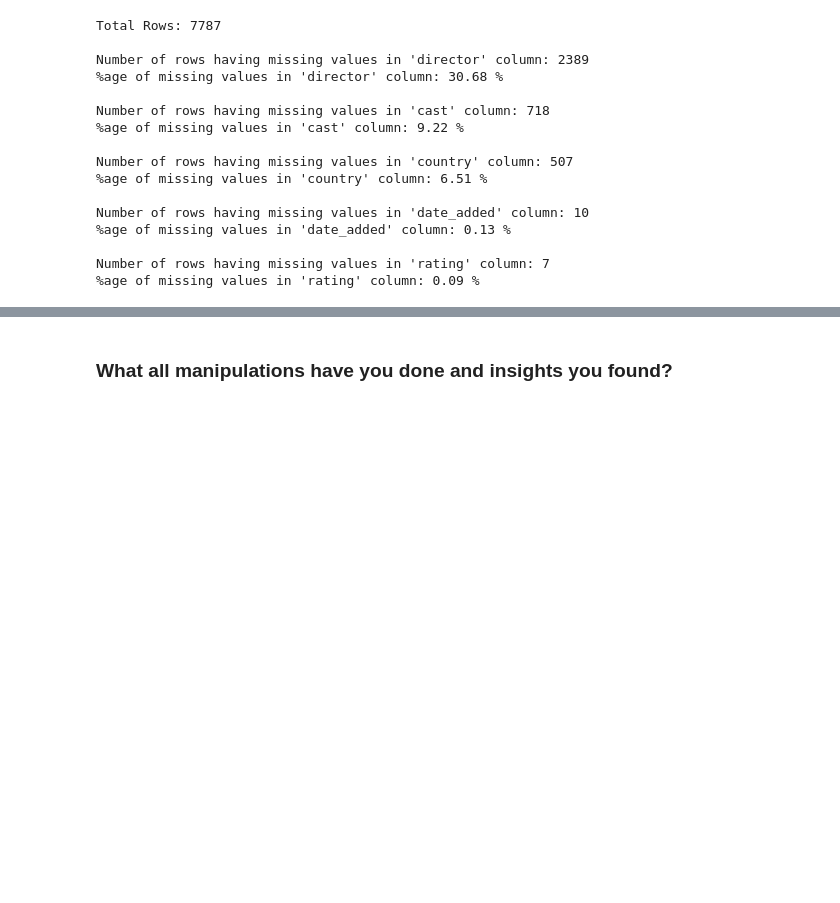
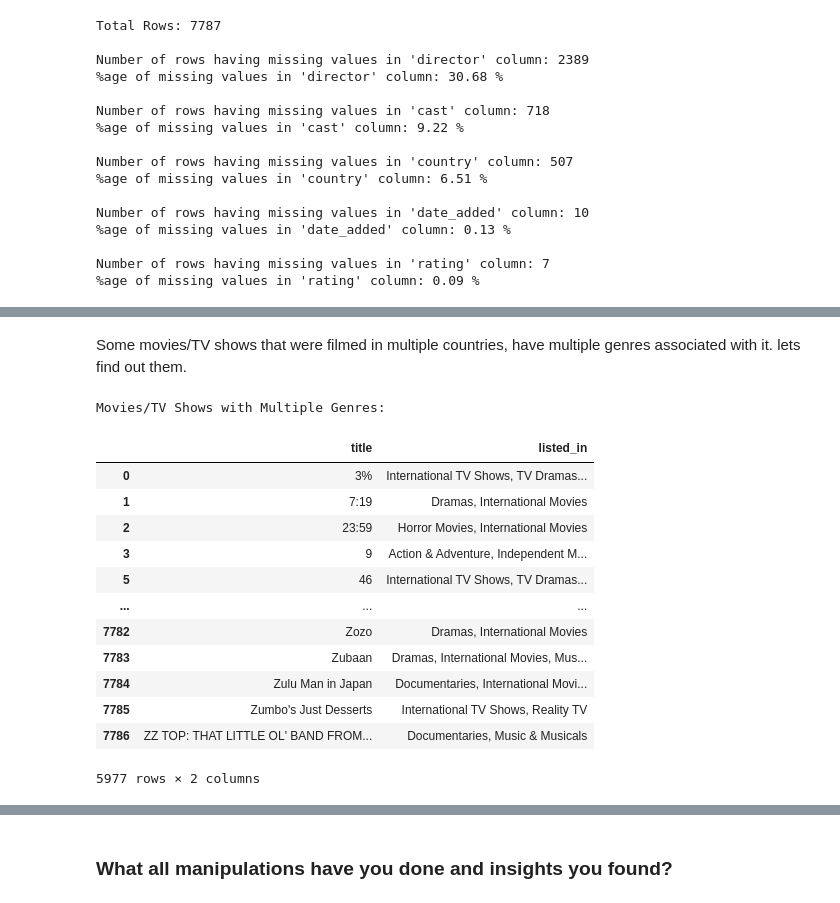
Before and after one commit to pande1sachin/Capstone-Project---Machine-Learning---Unsupervised-ML---Netflix-Movies-and-TV-Shows-Clustering, a Jupyter notebook: Individual_Copy_(Sachin_Pande)_|_Capstone_Project_|_Machine_Learning_Unsupervised_ML_Netflix_Movies_and_TV_Shows_Clustering.ipynb, the cells around one changed output, grey strips where cells are left out. Saved outputs shown, nothing was run; the diff lists cells and outputs as text; code cells hidden in the pictures; blank space fills up the shorter version.

```diff
--- a/Individual_Copy_(Sachin_Pande)_|_Capstone_Project_|_Machine_Learning_Unsupervised_ML_Netflix_Movies_and_TV_Shows_Clustering.ipynb
+++ b/Individual_Copy_(Sachin_Pande)_|_Capstone_Project_|_Machine_Learning_Unsupervised_ML_Netflix_Movies_and_TV_Shows_Clustering.ipynb
@@ -400,0 +449,24 @@ So we can say that
+# %% [markdown]
+Some movies/TV shows that were filmed in multiple countries, have multiple genres associated with it. lets find out them.
+# %%
+# Find entries with multiple genres
+multiple_genres = net_flix_df[net_flix_df['listed_in'].str.contains(',', na=False)]
+
+# Print movies/TV shows with multiple genres
+print("\nMovies/TV Shows with Multiple Genres:")
+multiple_genres[['title', 'listed_in']]
+# %% [output]
+Movies/TV Shows with Multiple Genres:
+|  | title | listed_in |
+| 0 | 3% | International TV Shows, TV Dramas... |
+| 1 | 7:19 | Dramas, International Movies |
+| 2 | 23:59 | Horror Movies, International Movies |
+| 3 | 9 | Action & Adventure, Independent M... |
+| 5 | 46 | International TV Shows, TV Dramas... |
+| ... | ... | ... |
+| 7782 | Zozo | Dramas, International Movies |
+| 7783 | Zubaan | Dramas, International Movies, Mus... |
+| 7784 | Zulu Man in Japan | Documentaries, International Movi... |
+| 7785 | Zumbo's Just Desserts | International TV Shows, Reality TV |
+| 7786 | ZZ TOP: THAT LITTLE OL' BAND FROM... | Documentaries, Music & Musicals |
+5977 rows × 2 columns
```
Also changed, not shown: parts of 19 cells of this notebook.
